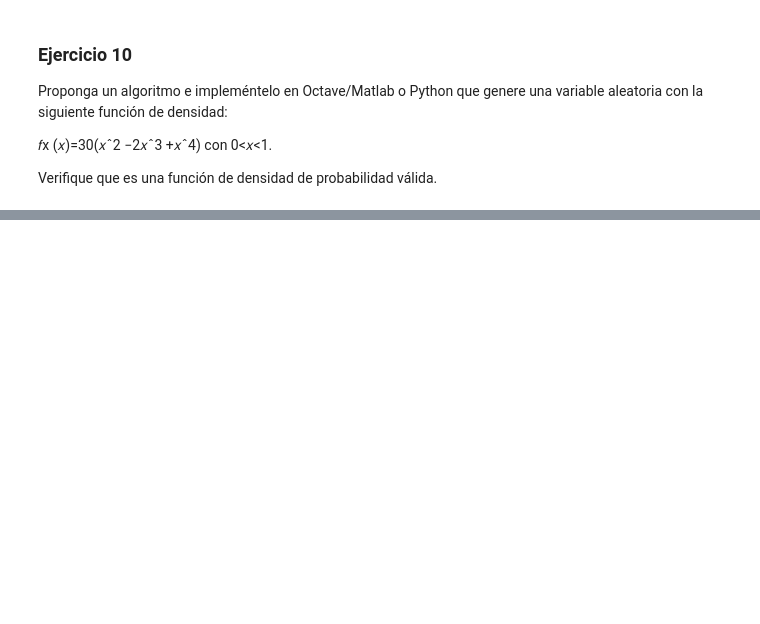
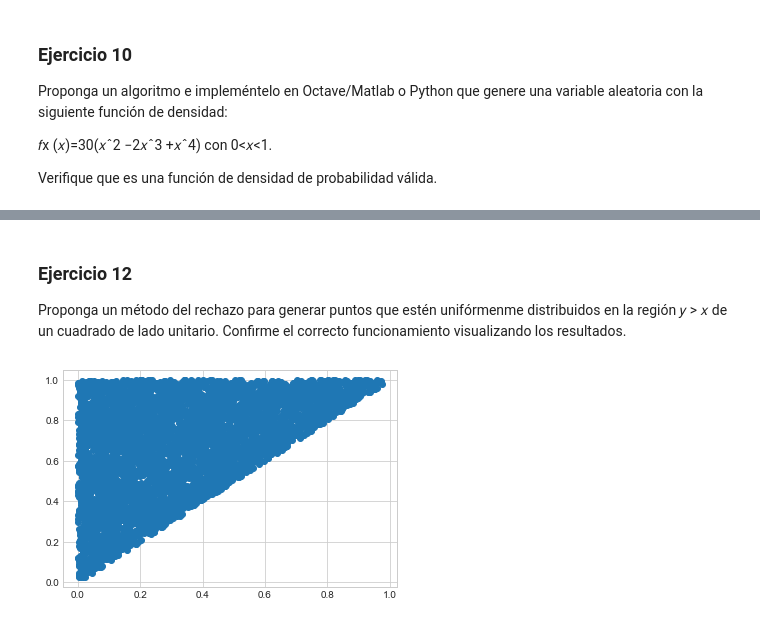
Before and after one commit to victorbravoarroyo/Simulacion, a Jupyter notebook: guias-resueltas/Guia2-Resuelta.ipynb, the cells around one changed output, grey strips where cells are left out. Drawn from its saved outputs; the diff is of its cells as text; code cells hidden in the pictures; blank space fills up the shorter version.

```diff
--- a/guias-resueltas/Guia2-Resuelta.ipynb
+++ b/guias-resueltas/Guia2-Resuelta.ipynb
@@ -395,0 +405,17 @@ Verifique que es una función de densidad de probabilidad válida.
+# %% [markdown]
+### Ejercicio 12
+
+Proponga un método del rechazo para generar puntos que estén unifórmenme distribuidos en la región 𝑦 > 𝑥 de un cuadrado de lado unitario. Confirme el correcto funcionamiento visualizando los resultados.
+# %%
+randomNumsX = list()
+randomNumsY = list()
+for i in range(0, 10000):
+    x = np.random.uniform()
+    y = np.random.uniform()
+    if(y > x):
+        randomNumsX.append(x)
+        randomNumsY.append(y)
+
+plt.plot(randomNumsX, randomNumsY, 'o');
+# %% [output]
+[figure, added]
```
Also changed, not shown: parts of 26 cells of this notebook.
